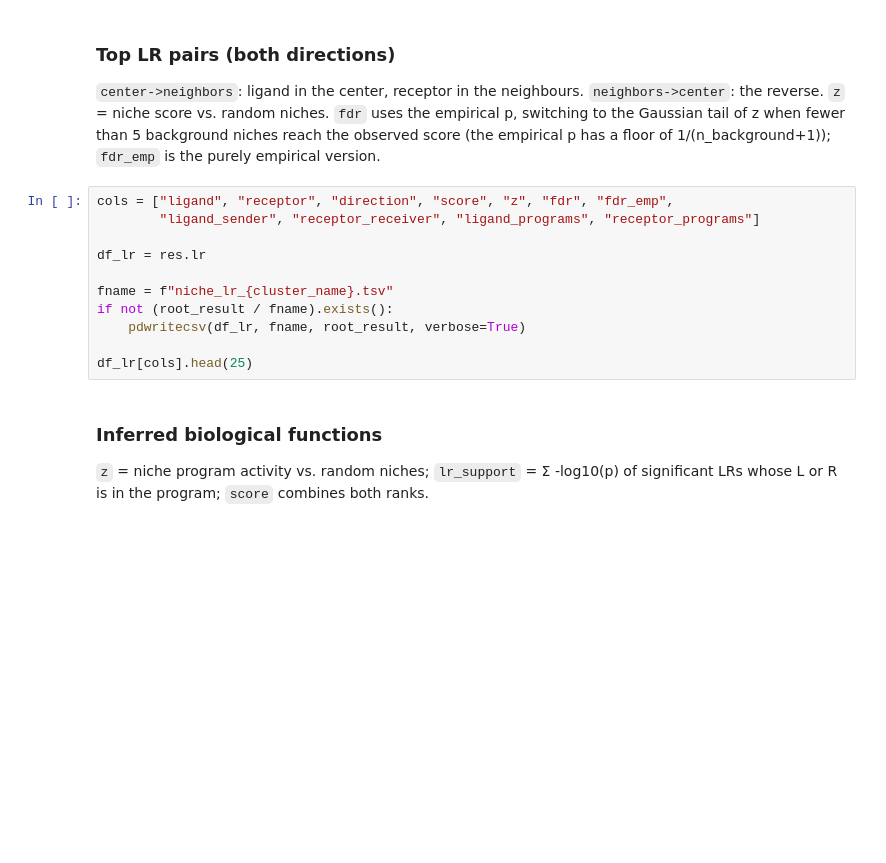
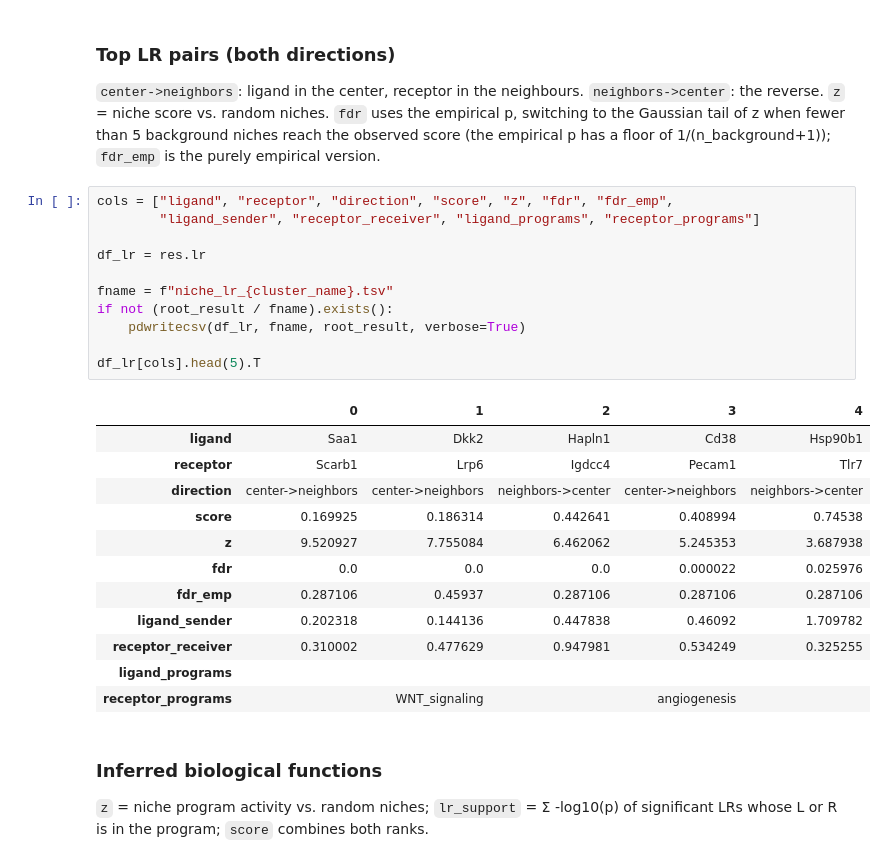
Before and after one commit to flalix/cell_cell_communication, a Jupyter notebook: notebooks/squid03_niche_LigRec_programs.ipynb, the cells around one changed output. Cells and saved outputs as stored; diff of their text form; blank space fills up the shorter version.

```diff
--- a/notebooks/squid03_niche_LigRec_programs.ipynb
+++ b/notebooks/squid03_niche_LigRec_programs.ipynb
@@ -262,14 +274,27 @@ nb.groupby(["ring", "cluster"], observed=True).size().unstack(fill_value=0)
 # %%
 cols = ["ligand", "receptor", "direction", "score", "z", "fdr", "fdr_emp",
         "ligand_sender", "receptor_receiver", "ligand_programs", "receptor_programs"]
 
 df_lr = res.lr
 
 fname = f"niche_lr_{cluster_name}.tsv"
 if not (root_result / fname).exists():
     pdwritecsv(df_lr, fname, root_result, verbose=True)
 
-df_lr[cols].head(25)
+df_lr[cols].head(5).T
+# %% [output]
+|  | 0 | 1 | 2 | 3 | 4 |
+| ligand | Saa1 | Dkk2 | Hapln1 | Cd38 | Hsp90b1 |
+| receptor | Scarb1 | Lrp6 | Igdcc4 | Pecam1 | Tlr7 |
+| direction | center->neighbors | center->neighbors | neighbors->center | center->neighbors | neighbors->center |
+| score | 0.169925 | 0.186314 | 0.442641 | 0.408994 | 0.74538 |
+| z | 9.520927 | 7.755084 | 6.462062 | 5.245353 | 3.687938 |
+| fdr | 0.0 | 0.0 | 0.0 | 0.000022 | 0.025976 |
+| fdr_emp | 0.287106 | 0.45937 | 0.287106 | 0.287106 | 0.287106 |
+| ligand_sender | 0.202318 | 0.144136 | 0.447838 | 0.46092 | 1.709782 |
+| receptor_receiver | 0.310002 | 0.477629 | 0.947981 | 0.534249 | 0.325255 |
+| ligand_programs |  |  |  |  |  |
+| receptor_programs |  | WNT_signaling |  | angiogenesis |  |
 # %% [markdown]
 ### Inferred biological functions
 
```
Also changed, not shown: parts of 10 cells of this notebook, 2 other files.
